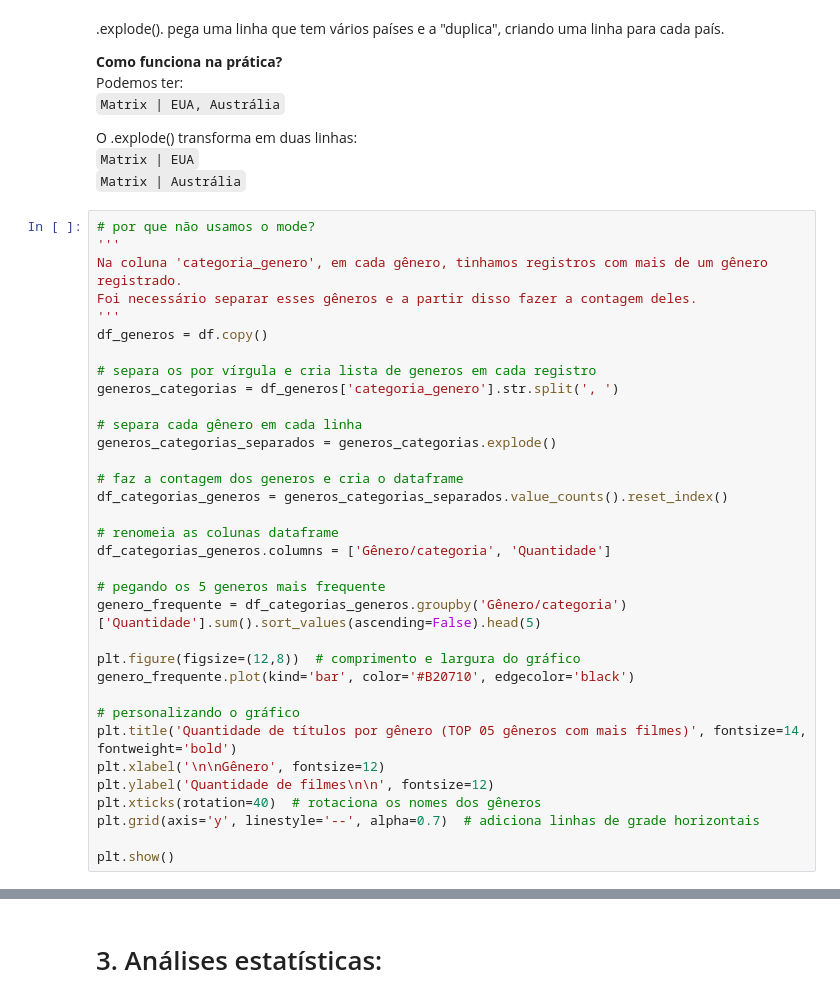
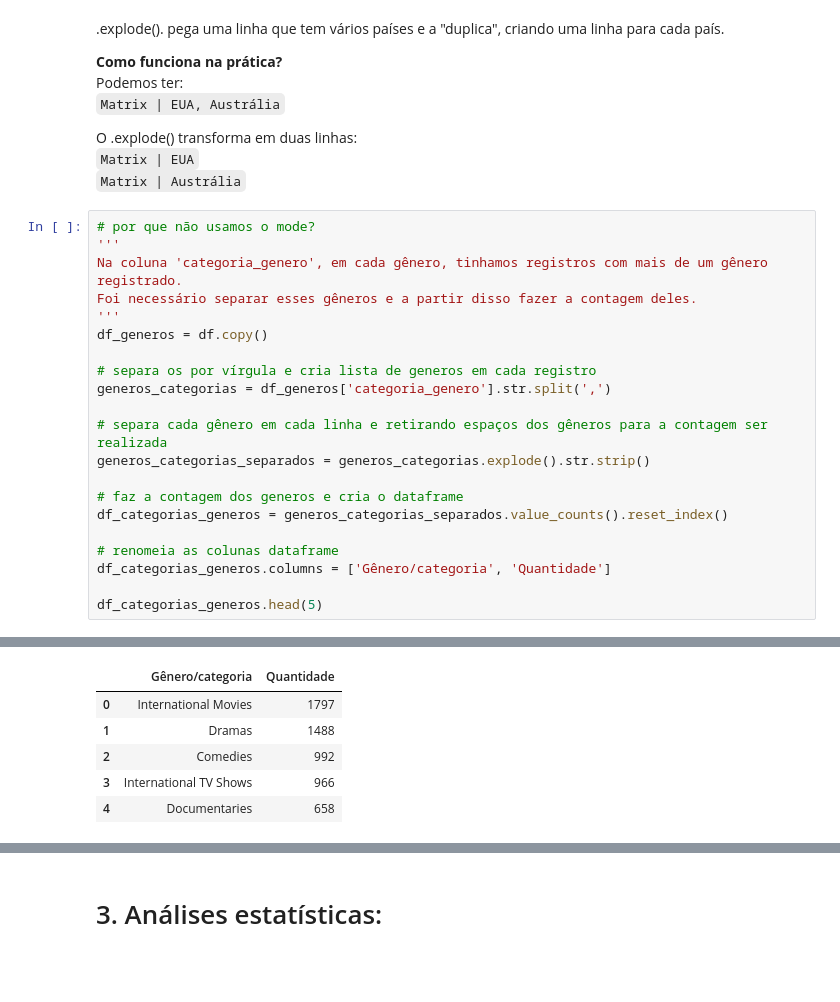
Before and after one commit to i-malur/bootcamp-dados-desafio-python-2, a Jupyter notebook: [MALU_RESPOSTAS]_Challenge_Frequência_e_Medidas.ipynb, the cells around one changed output, grey strips where cells are left out. Drawn from its saved outputs; the diff is of its cells as text; blank space fills up the shorter version.

```diff
--- a/[MALU_RESPOSTAS]_Challenge_Frequência_e_Medidas.ipynb
+++ b/[MALU_RESPOSTAS]_Challenge_Frequência_e_Medidas.ipynb
@@ -214,10 +214,10 @@ Foi necessário separar esses gêneros e a partir disso fazer a contagem deles.
 df_generos = df.copy()
 
 # separa os por vírgula e cria lista de generos em cada registro
-generos_categorias = df_generos['categoria_genero'].str.split(', ')
+generos_categorias = df_generos['categoria_genero'].str.split(',')
 
-# separa cada gênero em cada linha
-generos_categorias_separados = generos_categorias.explode()
+# separa cada gênero em cada linha e retirando espaços dos gêneros para a contagem ser realizada
+generos_categorias_separados = generos_categorias.explode().str.strip()
 
 # faz a contagem dos generos e cria o dataframe
 df_categorias_generos = generos_categorias_separados.value_counts().reset_index()
@@ -225,18 +225,5 @@ df_categorias_generos = generos_categorias_separados.value_counts().reset_index(
 # renomeia as colunas dataframe
 df_categorias_generos.columns = ['Gênero/categoria', 'Quantidade']
 
-# pegando os 5 generos mais frequente
-genero_frequente = df_categorias_generos.groupby('Gênero/categoria')['Quantidade'].sum().sort_values(ascending=False).head(5)
-
-plt.figure(figsize=(12,8))  # comprimento e largura do gráfico
-genero_frequente.plot(kind='bar', color='#B20710', edgecolor='black')
-
-# personalizando o gráfico
-plt.title('Quantidade de títulos por gênero (TOP 05 gêneros com mais filmes)', fontsize=14, fontweight='bold')
-plt.xlabel('\n\nGênero', fontsize=12)
-plt.ylabel('Quantidade de filmes\n\n', fontsize=12)
-plt.xticks(rotation=40)  # rotaciona os nomes dos gêneros
-plt.grid(axis='y', linestyle='--', alpha=0.7)  # adiciona linhas de grade horizontais
-
-plt.show()
+df_categorias_generos.head(5)
 # %% [output]
@@ -244,3 +230,9 @@ plt.show()
+|  | Gênero/categoria | Quantidade |
+| 0 | International Movies | 1797 |
+| 1 | Dramas | 1488 |
+| 2 | Comedies | 992 |
+| 3 | International TV Shows | 966 |
+| 4 | Documentaries | 658 |
 # %%
 # segunda forma de resolver
 df_generos2 = df.copy()
```
Also changed, not shown: parts of 13 cells of this notebook.
